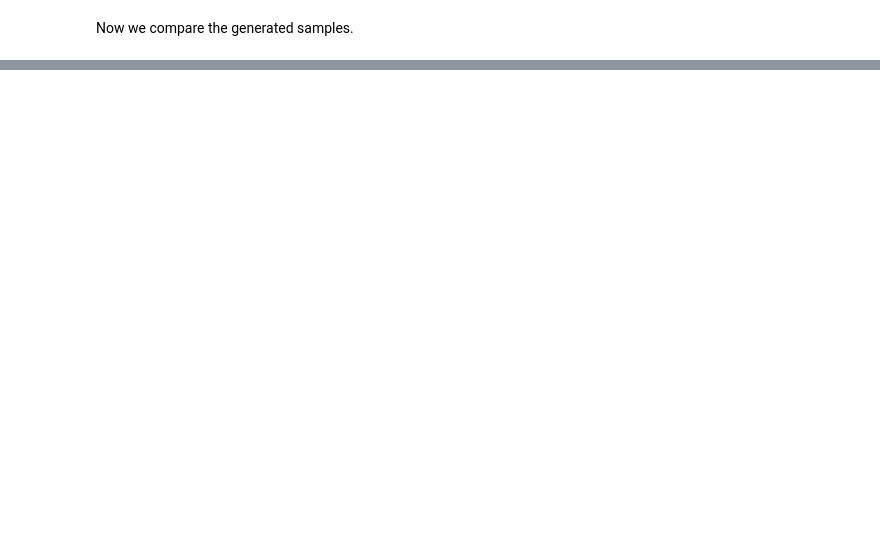
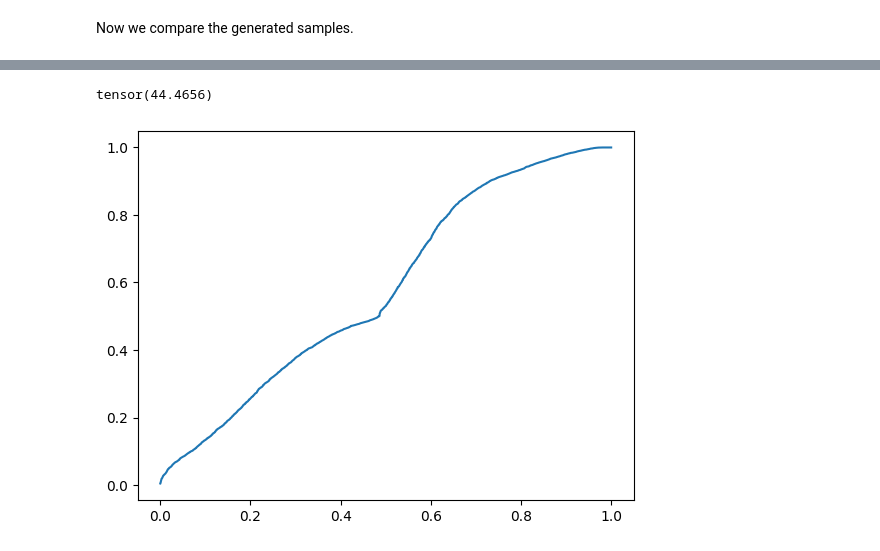
Before and after one commit to JetfiRex/Diffusion-ToyModel, a Jupyter notebook: Diffusion.ipynb, the cells around one changed output, grey strips where cells are left out. Drawn from its saved outputs; the diff is of its cells as text; code cells hidden in the pictures; blank space fills up the shorter version.

```diff
--- a/Diffusion.ipynb
+++ b/Diffusion.ipynb
@@ -782,0 +767,39 @@ plot_batch(x02)
+# %%
+# Distribution test - y
+def distribution_triangle(x: torch.Tensor) -> torch.Tensor:
+    """
+    Vectorized CDF corresponding to your scalar distribution_triangle(x),
+    for x being a PyTorch tensor (any shape).
+    """
+    x = x.clone()
+    device = x.device
+    dtype = x.dtype
+
+    absx = x.abs()
+
+    F_pos = torch.empty_like(absx, dtype=dtype, device=device)
+
+    F_pos.fill_(1.0)
+
+    mask1 = absx <= 1.0/6.0
+    F_pos[mask1] = 0.5
+
+    mask2 = (absx > 1.0/6.0) & (absx <= 1.0/2.0)
+    F_pos[mask2] = 0.5 + ((absx[mask2] - 1.0/6.0)**2) * 9.0/4.0
+
+    mask3 = (absx > 1.0/2.0) & (absx <= 5.0/6.0)
+    F_pos[mask3] = 1.0 - ((5.0/6.0 - absx[mask3])**2) * 9.0/4.0
+
+    F = torch.where(x >= 0, F_pos, 1.0 - F_pos)
+
+    return F
+# %%
+y1 = x01[:,1]
+empirical_p1y = distribution_triangle(torch.sort(y1).values)
+
+print(((true_prob-empirical_p1y)**2).sum())
+plt.plot(true_prob, empirical_p1y)
+plt.show()
+# %% [output]
+tensor(44.4656)
+[figure, added]
```
Also changed, not shown: parts of 38 cells of this notebook.
